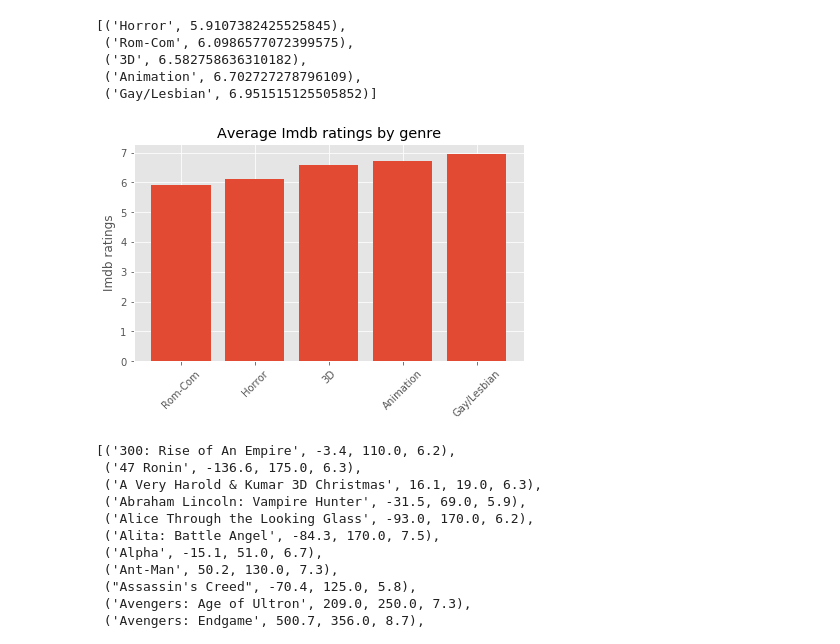
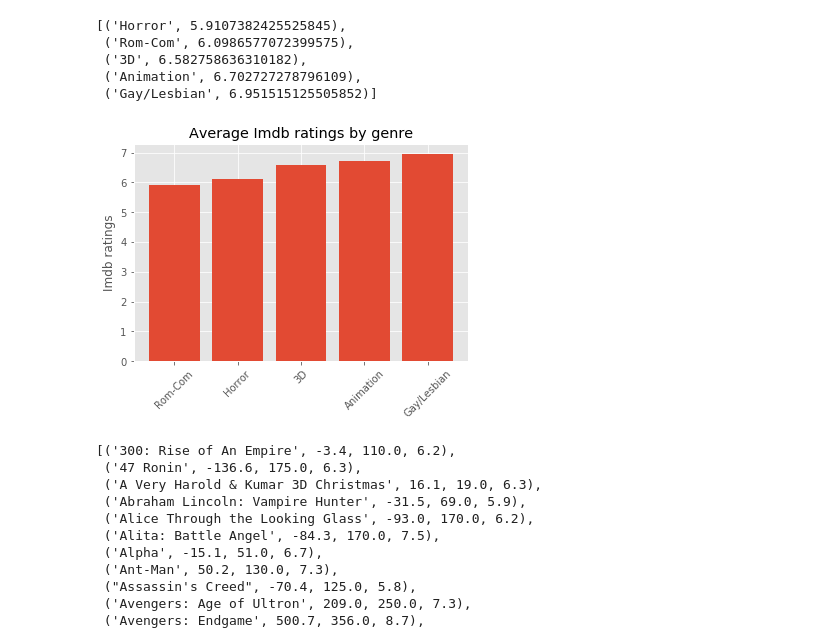
Before and after one commit to jkarma0920/MovieProject1, a Jupyter notebook: Visualization.ipynb, the cells around one changed output. Cells and saved outputs as stored; diff of their text form; code cells hidden in the pictures.

Commit message:
saved graphs

```diff
--- a/Visualization.ipynb
+++ b/Visualization.ipynb
@@ -35,19 +35,19 @@ for t in query1_result:
     genres.append(t[0])
     avg_ratings.append(t[1])
 # %%
-fig, ax = plt.subplots(figsize=(7, 4))
+fig, ax = plt.subplots(figsize=(6, 4))
 
 ax.bar(genres, avg_ratings)
 
 ax.set_xticklabels(genres, rotation=45)
 
 ax.set_ylabel("Imdb ratings")
 
 ax.set_title("Average Imdb ratings by genre")
 
 plt.show()
 # %% [output]
-[figure, old version]
+[figure, new version]
 # %%
 query2 = ("""SELECT title, ROUND((boxoffice-budget)/1000000, 1) AS profit_mil, ROUND((budget/1000000), 1) AS budget_mil, ratings
              FROM `Movie Project1`.Genres
```
Also changed, not shown: parts of 7 cells of this notebook, 2 other files.
